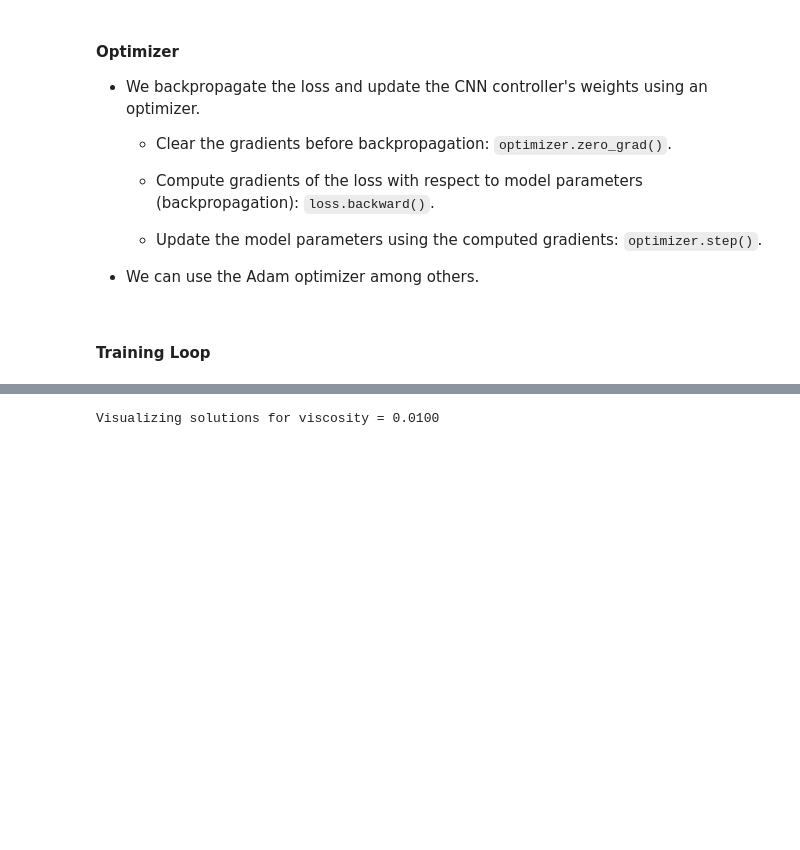
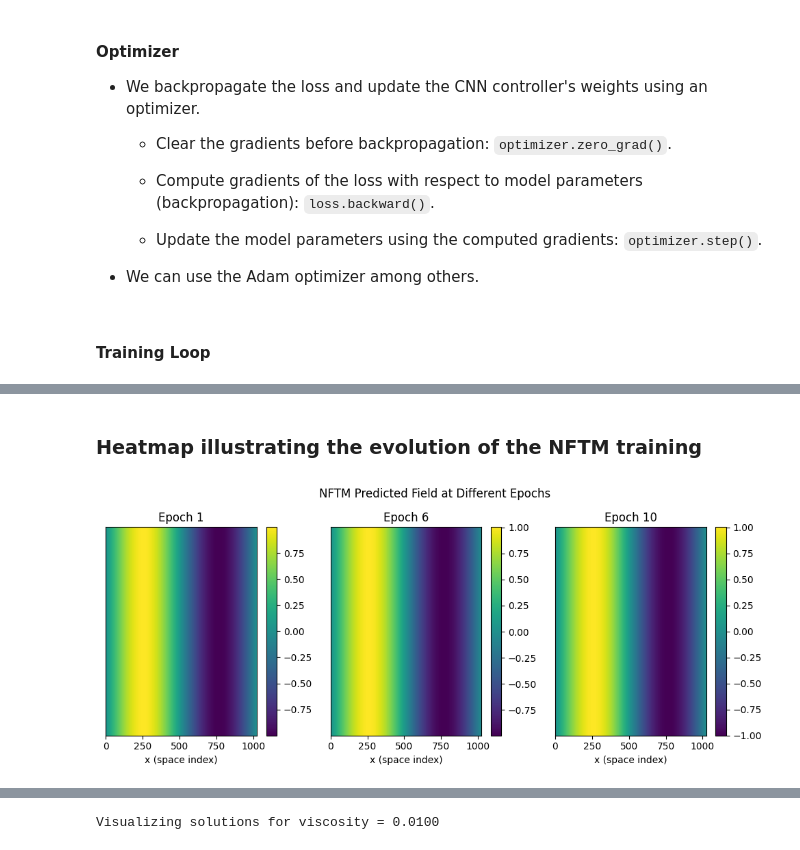
Before and after one commit to Samuel-Chapuis/CS-NFTM-Fork, a Jupyter notebook: NFTM_for_Physic/CNN_burgers_1D.ipynb, the cells around one changed output, grey strips where cells are left out. Drawn from its saved outputs; the diff is of its cells as text; code cells hidden in the pictures; blank space fills up the shorter version.

```diff
--- a/NFTM_for_Physic/CNN_burgers_1D.ipynb
+++ b/NFTM_for_Physic/CNN_burgers_1D.ipynb
@@ -367,0 +384,16 @@ Epoch 50/50, Cost: 0.039253
+# %% [markdown]
+### Heatmap illustrating the evolution of the NFTM training
+# %%
+plt.figure(figsize=(10,4))
+for i, field in enumerate(fields_history):
+    plt.subplot(1, len(fields_history), i+1)
+    plt.imshow(field[np.newaxis, :], aspect='auto', cmap='viridis', interpolation='nearest')
+    plt.title(f'Epoch { [0, num_epochs//2, num_epochs-1][i] + 1 }')
+    plt.xlabel('x (space index)')
+    plt.colorbar()
+    plt.yticks([])
+plt.tight_layout()
+plt.suptitle('NFTM Predicted Field at Different Epochs', y=1.05)
+plt.show()
+# %% [output]
+[figure, added]
```
Also changed, not shown: parts of 19 cells of this notebook.
